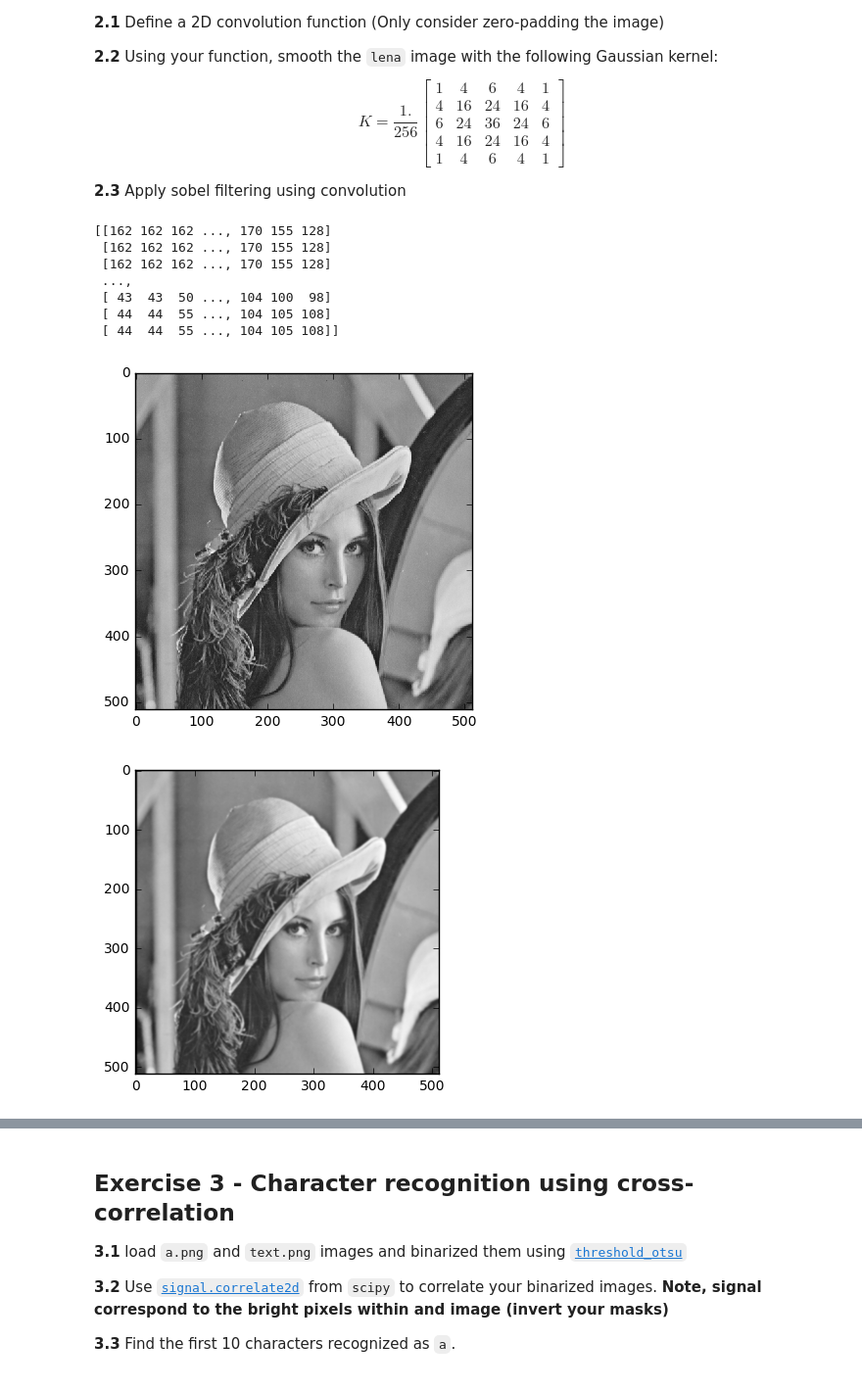
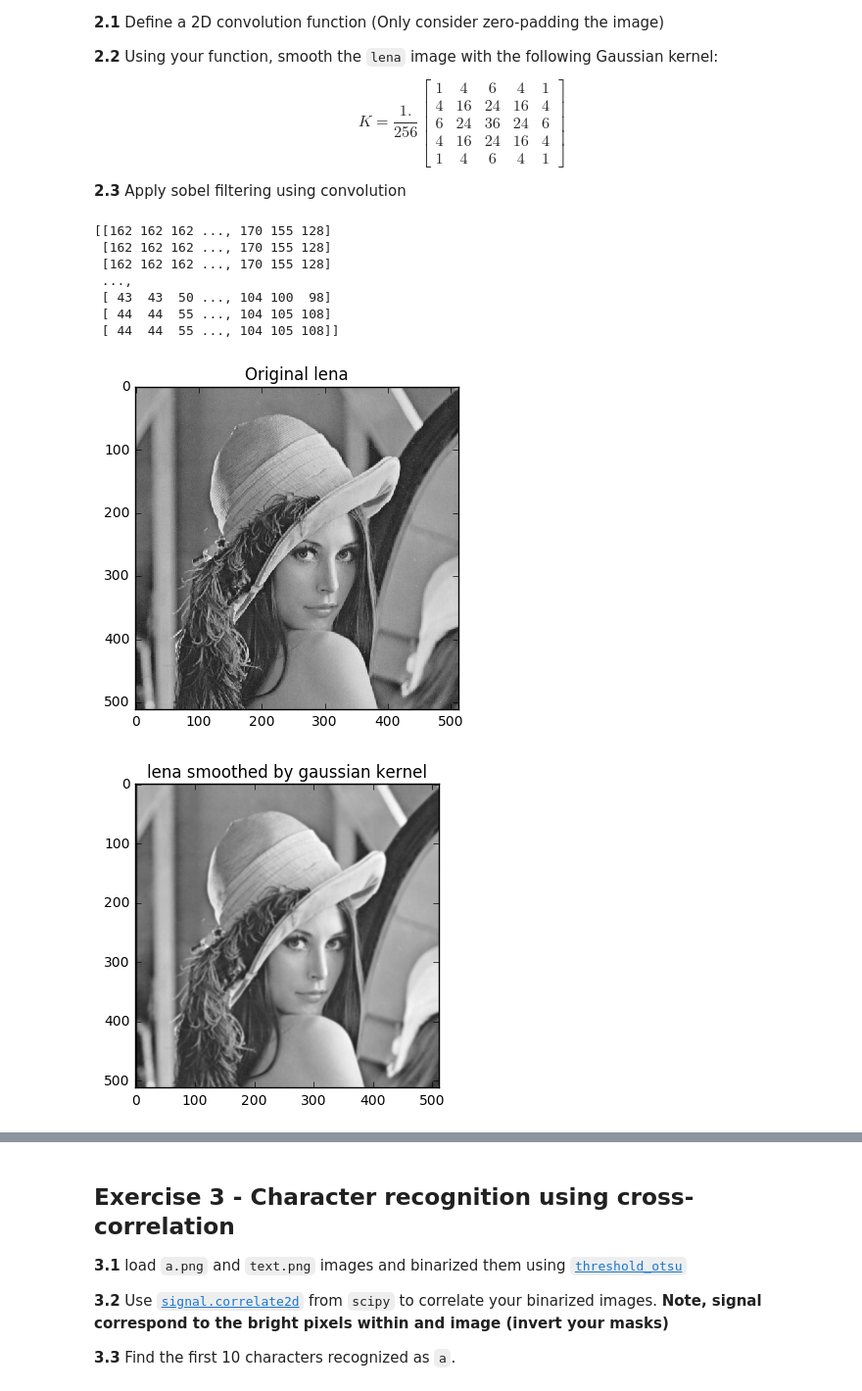
Before and after one commit to daniglezad/DSP-TP-1617, a Jupyter notebook: Lab3/python/Lab3.ipynb, the cells around one changed output, grey strips where cells are left out. Shown: that part at 98% size. Cells and saved outputs as stored; diff of their text form; code cells hidden in the pictures.

```diff
--- a/Lab3/python/Lab3.ipynb
+++ b/Lab3/python/Lab3.ipynb
@@ -58,10 +40,9 @@ def conv_fn(x,h):
 # %%
-#x=[1,2,3,4]
-#h=[0,0,1,0]
-#conv_fn(x,h)
 
 x = np.array([3,4,5])
-h = np.array([2,1])
+h = np.array([1])
 y= conv_fn(x,h)
 print (y)
+
+np.convolve(x,h)
 # %% [output]
@@ -96,34 +76,30 @@ def conv_2d(x,h, in_shape_x,in_shape_y,h_shape_x,h_shape_y):
 
     return y
 # %%
-#First, let's define the kernel and flip it
 K = np.zeros((5,5))
 K = [1/256, 4/256, 6/256, 4/256, 1/256],[4/256, 16/256, 2/2564, 16/256, 4/256], [6/256, 24/256, 36/256, 24/256, 6/256], [4/256, 16/256, 24/256, 16/256, 4/256], [1/256, 4/256, 6/256, 4/256, 1/256]
 Path = '../images/'
 image_name = 'lena-grey.bmp'
 lena_im = io.imread(Path.__add__(image_name))
 plt.figure()
+plt.title('Original lena')
 io.imshow(lena_im)
 print (lena_im)
-
-
-y= conv_2d(lena_im,K,512,512,5,5)
-#plt.figure()
-#io.imshow(y)
-
+y= conv_2d(lena_im,K,512,512,5,5) #see arguments passed in the function
 plt.figure()
+plt.title('lena smoothed by gaussian kernel')
 plt.imshow(y,  cmap=plt.cm.gray)
 plt.show()
 # %% [output]
 [[162 162 162 ..., 170 155 128]
  [162 162 162 ..., 170 155 128]
  [162 162 162 ..., 170 155 128]
  ...,
  [ 43  43  50 ..., 104 100  98]
  [ 44  44  55 ..., 104 105 108]
  [ 44  44  55 ..., 104 105 108]]
-[figure, old version]
+[figure, new version]
-[figure, old version]
+[figure, new version]
 # %%
 S1 = np.zeros((3,3))
 S1 = [-1,0,1],[-2,0,2], [-1,0,1]  #first sobel filter
```
Also changed, not shown: parts of 8 cells of this notebook.
